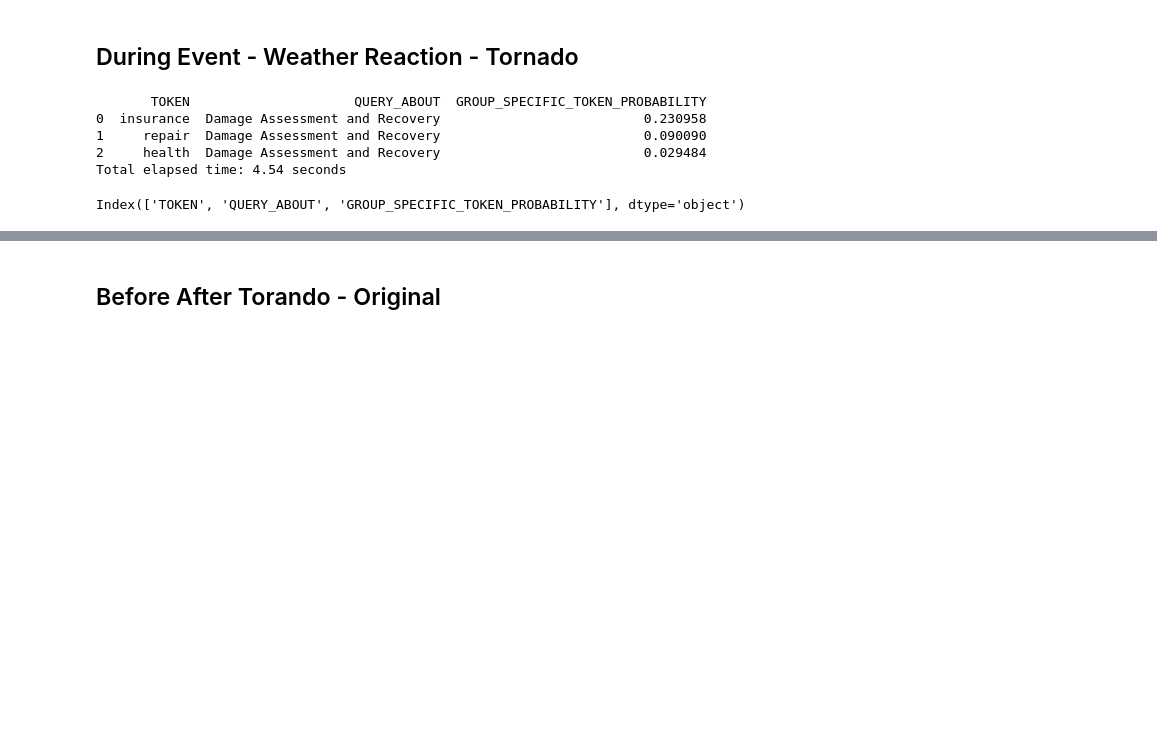
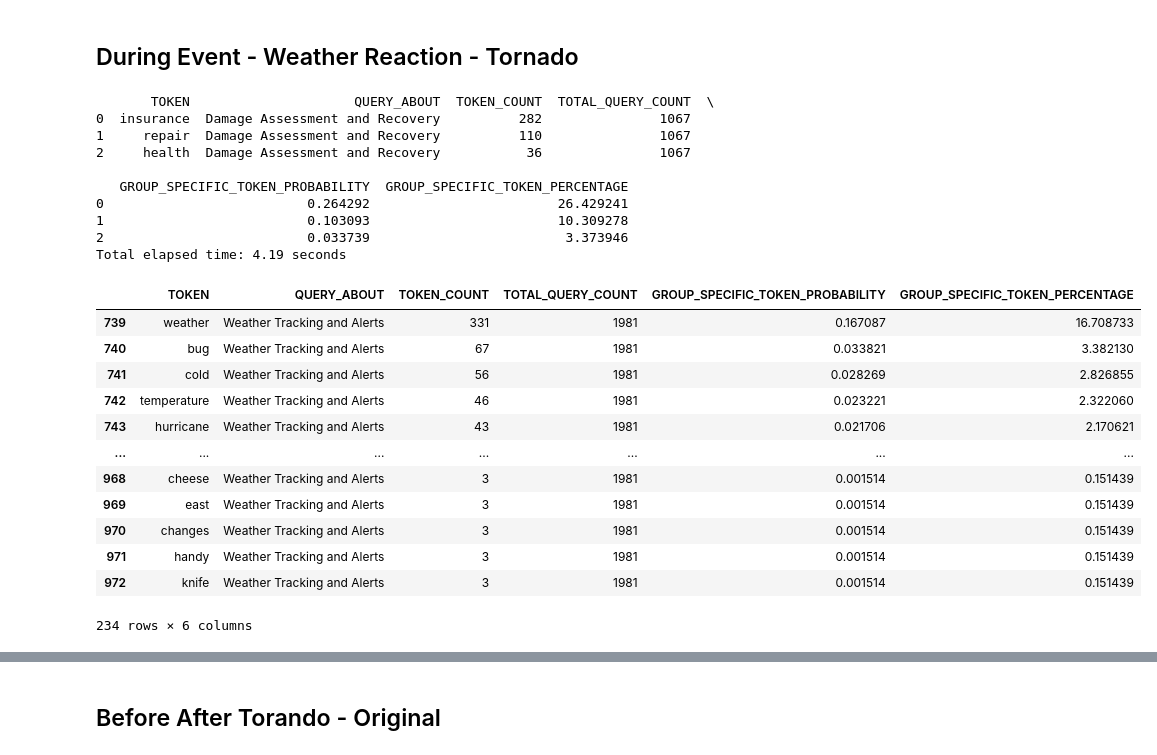
Before and after one commit to chandlerNick/BHT_BI_WiSe2425, a Jupyter notebook: Task1/Code/Keyword_During_After_Before.ipynb, the cells around one changed output, grey strips where cells are left out. Saved outputs shown, nothing was run; the diff lists cells and outputs as text; code cells hidden in the pictures; blank space fills up the shorter version.

```diff
--- a/Task1/Code/Keyword_During_After_Before.ipynb
+++ b/Task1/Code/Keyword_During_After_Before.ipynb
@@ -616,6 +616,7 @@ TOKEN_COUNT AS (
         SUM(query_count) AS token_count
     FROM Tokens_Queries
     GROUP BY TOKEN, QUERY_ABOUT
+    HAVING SUM(query_count)>2
     ORDER BY token_count DESC
 ),
 TOTAL_QUERY_COUNT AS (
@@ -623,10 +624,8 @@ TOTAL_QUERY_COUNT AS (
         QUERY_ABOUT,
         SUM(token_count) AS total_query_count
     FROM TOKEN_COUNT
-    WHERE token_count>1
     GROUP BY QUERY_ABOUT
 ),
--- Normalize token probabilities for 'UNKNOWN' and other QUERY_ABOUT
 NORMALIZED_TOKEN_COUNT AS (
     SELECT
         tc.TOKEN,
@@ -644,11 +643,13 @@ NORMALIZED_TOKEN_COUNT AS (
     JOIN TOTAL_QUERY_COUNT tqc
         ON tc.QUERY_ABOUT = tqc.QUERY_ABOUT
 )
--- Final selection with normalized probabilities
 SELECT
     TOKEN,
     QUERY_ABOUT,
-    Group_Specific_Token_Probability
+    token_count,
+    total_query_count,
+    Group_Specific_Token_Probability,
+    Group_Specific_Token_Probability*100 AS Group_specific_Token_Percentage
 FROM NORMALIZED_TOKEN_COUNT
 ORDER BY QUERY_ABOUT,Group_Specific_Token_Probability DESC;
 '''
@@ -664,8 +665,13 @@ elapsed_time = end_time - start_time
 print(query_events.head(3))
 print(f"Total elapsed time: {elapsed_time:.2f} seconds")
 # %% [output]
-       TOKEN                     QUERY_ABOUT  GROUP_SPECIFIC_TOKEN_PROBABILITY
-0  insurance  Damage Assessment and Recovery                          0.230958
-1     repair  Damage Assessment and Recovery                          0.090090
-2     health  Damage Assessment and Recovery                          0.029484
-Total elapsed time: 4.54 seconds
+       TOKEN                     QUERY_ABOUT  TOKEN_COUNT  TOTAL_QUERY_COUNT  \
+0  insurance  Damage Assessment and Recovery          282               1067
+1     repair  Damage Assessment and Recovery          110               1067
+2     health  Damage Assessment and Recovery           36               1067
+
+   GROUP_SPECIFIC_TOKEN_PROBABILITY  GROUP_SPECIFIC_TOKEN_PERCENTAGE
+0                          0.264292                        26.429241
+1                          0.103093                        10.309278
+2                          0.033739                         3.373946
+Total elapsed time: 4.19 seconds
@@ -675,7 +678,19 @@ query_result.to_csv('query_events_during_tornado.csv', index=False)
-# %%
-query_events.columns
-# %% [output]
-Index(['TOKEN', 'QUERY_ABOUT', 'GROUP_SPECIFIC_TOKEN_PROBABILITY'], dtype='object')
+# %%
+query_events[query_events['QUERY_ABOUT']=='Weather Tracking and Alerts']
+# %% [output]
+|  | TOKEN | QUERY_ABOUT | TOKEN_COUNT | TOTAL_QUERY_COUNT | GROUP_SPECIFIC_TOKEN_PROBABILITY | GROUP_SPECIFIC_TOKEN_PERCENTAGE |
+| 739 | weather | Weather Tracking and Alerts | 331 | 1981 | 0.167087 | 16.708733 |
+| 740 | bug | Weather Tracking and Alerts | 67 | 1981 | 0.033821 | 3.382130 |
+| 741 | cold | Weather Tracking and Alerts | 56 | 1981 | 0.028269 | 2.826855 |
+| 742 | temperature | Weather Tracking and Alerts | 46 | 1981 | 0.023221 | 2.322060 |
+| 743 | hurricane | Weather Tracking and Alerts | 43 | 1981 | 0.021706 | 2.170621 |
+| ... | ... | ... | ... | ... | ... | ... |
+| 968 | cheese | Weather Tracking and Alerts | 3 | 1981 | 0.001514 | 0.151439 |
+| 969 | east | Weather Tracking and Alerts | 3 | 1981 | 0.001514 | 0.151439 |
+| 970 | changes | Weather Tracking and Alerts | 3 | 1981 | 0.001514 | 0.151439 |
+| 971 | handy | Weather Tracking and Alerts | 3 | 1981 | 0.001514 | 0.151439 |
+| 972 | knife | Weather Tracking and Alerts | 3 | 1981 | 0.001514 | 0.151439 |
+234 rows × 6 columns
 # %%
 import pandas as pd
 import nltk
```
Also changed, not shown: parts of 21 cells of this notebook, 6 other files.
